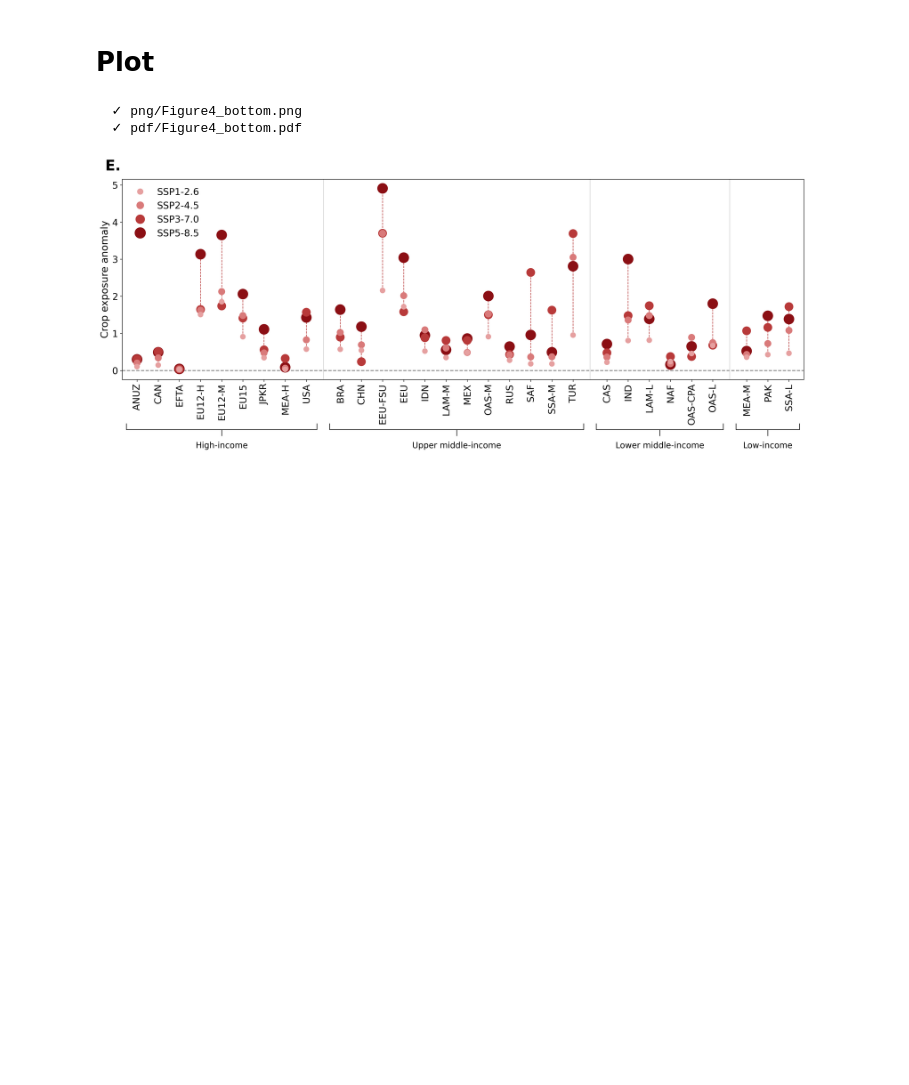
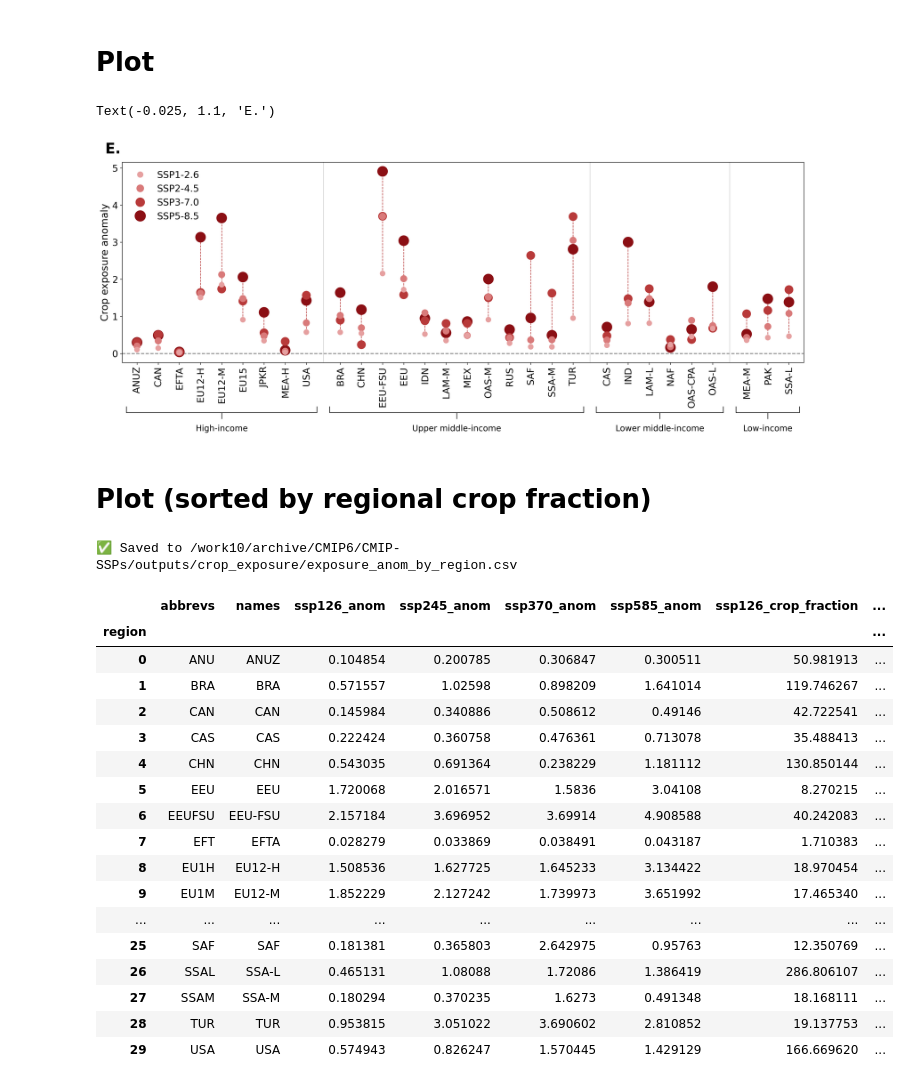
Before and after one commit to froggyalchemist/daily-ET0, a Jupyter notebook: figures/Figure4_bottom.ipynb, the cells around one changed output. Cells and saved outputs as stored; diff of their text form; code cells hidden in the pictures; blank space fills up the shorter version.

```diff
--- a/figures/Figure4_bottom.ipynb
+++ b/figures/Figure4_bottom.ipynb
@@ -282,11 +282,12 @@ ax.text(
 )
 
 # Save in current directory as png and pdf
-for ext in ["png", "pdf"]:
-        filename = f"{ext}/Figure4_bottom.{ext}"
-        fig.savefig(filename, dpi=500, bbox_inches="tight", pad_inches=0.3)
-        print(f"  ✓ {filename}")
+# for ext in ["png", "pdf"]:
+#         filename = f"{ext}/Figure4_bottom.{ext}"
+#         fig.savefig(filename, dpi=500, bbox_inches="tight", pad_inches=0.3)
+#         print(f"  ✓ {filename}")
 # %% [output]
-  ✓ png/Figure4_bottom.png
-  ✓ pdf/Figure4_bottom.pdf
+Text(-0.025, 1.1, 'E.')
 [figure]
+# %% [markdown]
+# Plot (sorted by regional crop fraction)
@@ -292,0 +329,59 @@ for ext in ["png", "pdf"]:
+# %%
+R_EARTH_KM = 6371.0
+CROP_YEARS = slice(2071, 2100)  # ASSUMPTION: end-of-century mean; match the period used for crop_exposure_anom
+
+def cell_area_km2(lat, dlat, dlon):
+    """Area (km²) of a lat/lon grid cell centred at `lat` (degrees)."""
+    lat_r, dlat_r = np.deg2rad(lat), np.deg2rad(dlat)
+    return R_EARTH_KM**2 * np.deg2rad(dlon) * (np.sin(lat_r + dlat_r / 2) - np.sin(lat_r - dlat_r / 2))
+
+def regional_cropland_area(exp, period=CROP_YEARS, factor=4):
+    """Total cropland area (Mha) per region: LUH2 crop fraction x cell area, summed over each region."""
+    crops = get_crop_data(exp).sel(year=period).mean("year").fillna(0)   # (lat, lon), 0.25°
+
+    # Match the 0-360 lon convention and ascending lat of the 1° common grid
+    crops = crops.assign_coords(lon=crops.lon % 360).sortby("lat").sortby("lon")
+
+    # Fraction -> area (km² -> Mha), then conservatively coarsen 0.25° -> 1° by summing
+    area_mha = crops * cell_area_km2(crops.lat, 0.25, 0.25) / 1e4
+    area_1deg = area_mha.coarsen(lat=factor, lon=factor).sum()
+
+    # Sanity check, then snap to the exact common-grid coordinates so the mask aligns
+    assert np.allclose(area_1deg.lat, common_grid.lat) and np.allclose(area_1deg.lon, common_grid.lon)
+    area_1deg = area_1deg.assign_coords(lat=common_grid.lat, lon=common_grid.lon)
+
+    # Sum by region
+    return area_1deg.where(regions_mask).sum(dim=("lat", "lon"))
+
+for ssp in SSPS:
+    regional_anoms[f"{ssp}_crop_fraction"] = regional_cropland_area(ssp).to_series()
+
+# Mean of the 4 SSPs
+regional_anoms['mean_crop_fraction'] = regional_anoms.filter(like="crop_fraction").mean(axis=1)
+
+# Save to csv
+outfile = outdir / "exposure_anom_by_region.csv"
+regional_anoms.to_csv(outfile)
+print(f"✅ Saved to {outfile}")
+
+regional_anoms
+# %% [output]
+✅ Saved to /work10/archive/CMIP6/CMIP-SSPs/outputs/crop_exposure/exposure_anom_by_region.csv
+|  | abbrevs | names | ssp126_anom | ssp245_anom | ssp370_anom | ssp585_anom | ssp126_crop_fraction | ... |
+| region |  |  |  |  |  |  |  | ... |
+| 0 | ANU | ANUZ | 0.104854 | 0.200785 | 0.306847 | 0.300511 | 50.981913 | ... |
+| 1 | BRA | BRA | 0.571557 | 1.02598 | 0.898209 | 1.641014 | 119.746267 | ... |
+| 2 | CAN | CAN | 0.145984 | 0.340886 | 0.508612 | 0.49146 | 42.722541 | ... |
+| 3 | CAS | CAS | 0.222424 | 0.360758 | 0.476361 | 0.713078 | 35.488413 | ... |
+| 4 | CHN | CHN | 0.543035 | 0.691364 | 0.238229 | 1.181112 | 130.850144 | ... |
+| 5 | EEU | EEU | 1.720068 | 2.016571 | 1.5836 | 3.04108 | 8.270215 | ... |
+| 6 | EEUFSU | EEU-FSU | 2.157184 | 3.696952 | 3.69914 | 4.908588 | 40.242083 | ... |
+| 7 | EFT | EFTA | 0.028279 | 0.033869 | 0.038491 | 0.043187 | 1.710383 | ... |
+| 8 | EU1H | EU12-H | 1.508536 | 1.627725 | 1.645233 | 3.134422 | 18.970454 | ... |
+| 9 | EU1M | EU12-M | 1.852229 | 2.127242 | 1.739973 | 3.651992 | 17.465340 | ... |
+| ... | ... | ... | ... | ... | ... | ... | ... | ... |
+| 25 | SAF | SAF | 0.181381 | 0.365803 | 2.642975 | 0.95763 | 12.350769 | ... |
+| 26 | SSAL | SSA-L | 0.465131 | 1.08088 | 1.72086 | 1.386419 | 286.806107 | ... |
+| 27 | SSAM | SSA-M | 0.180294 | 0.370235 | 1.6273 | 0.491348 | 18.168111 | ... |
+| 28 | TUR | TUR | 0.953815 | 3.051022 | 3.690602 | 2.810852 | 19.137753 | ... |
+| 29 | USA | USA | 0.574943 | 0.826247 | 1.570445 | 1.429129 | 166.669620 | ... |
```
Also changed, not shown: parts of 3 cells of this notebook, 8 other files.
